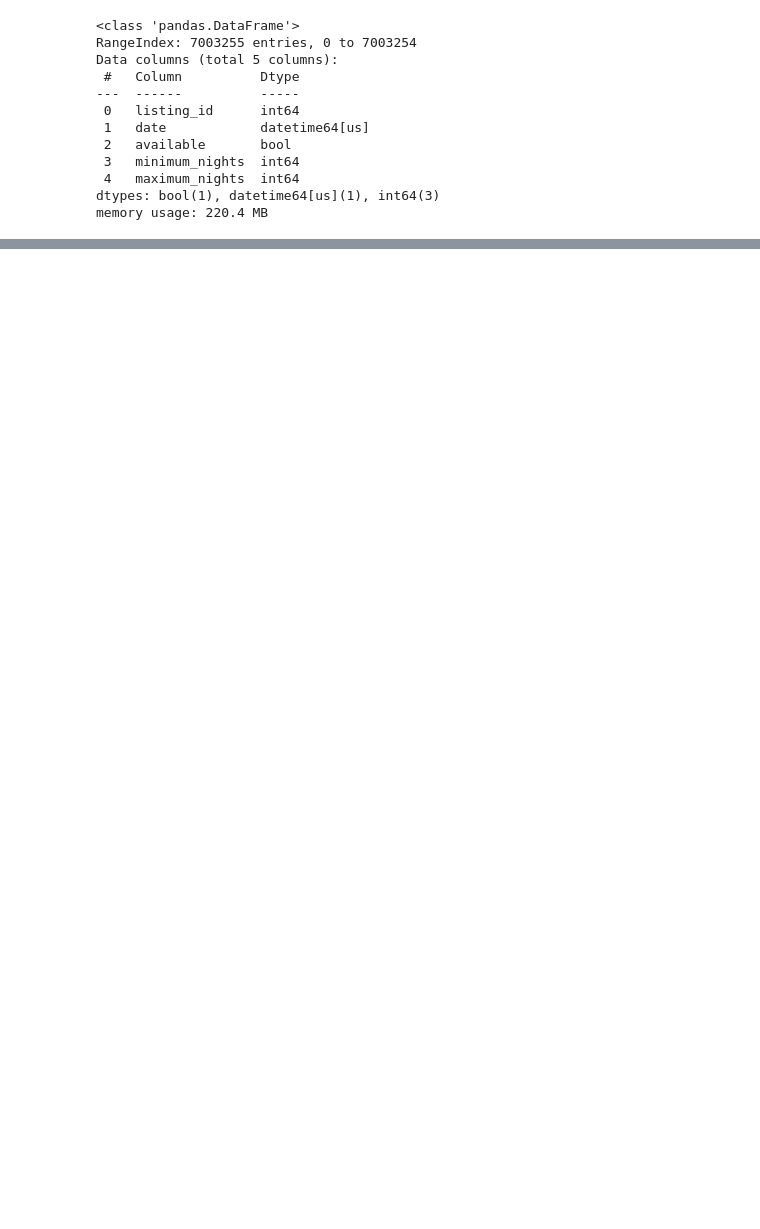
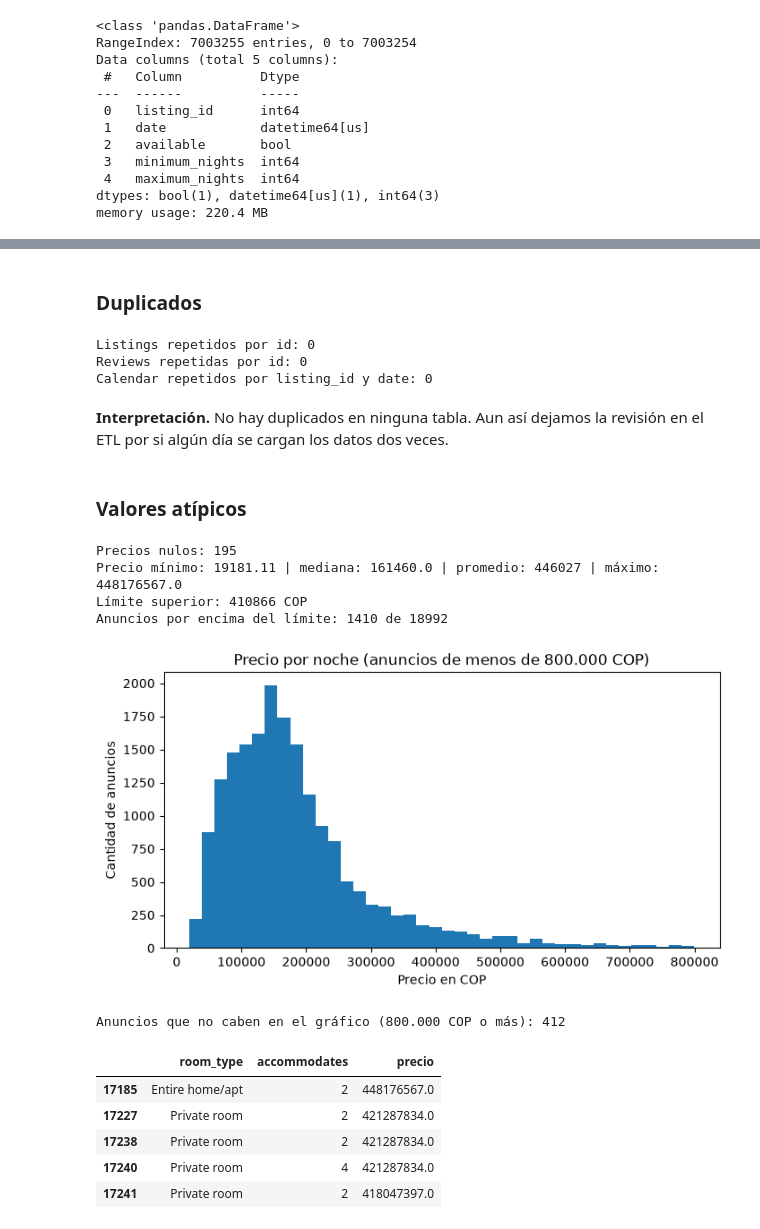
Before and after one commit to brayansr32/etl_airbnb, a Jupyter notebook: notebooks/exploracion_airbnb.ipynb, the cells around one changed output, grey strips where cells are left out. Cells and saved outputs as stored; diff of their text form; code cells hidden in the pictures; blank space fills up the shorter version.

```diff
--- a/notebooks/exploracion_airbnb.ipynb
+++ b/notebooks/exploracion_airbnb.ipynb
@@ -822,0 +224,55 @@ colecciones. Los problemas se concentran en **el precio** (formato de texto, nul
+# %% [markdown]
+### Duplicados
+# %%
+print("Listings repetidos por id:", df_listings["id"].duplicated().sum())
+print("Reviews repetidas por id:", df_reviews["id"].duplicated().sum())
+print("Calendar repetidos por listing_id y date:", df_calendar.duplicated(subset=["listing_id", "date"]).sum())
+# %% [output]
+Listings repetidos por id: 0
+Reviews repetidas por id: 0
+Calendar repetidos por listing_id y date: 0
+# %% [markdown]
+**Interpretación.** No hay duplicados en ninguna tabla. Aun así dejamos la revisión en el ETL por si algún día se
+cargan los datos dos veces.
+# %% [markdown]
+### Valores atípicos
+# %%
+# el precio viene como texto, por ejemplo "$284,294.01", lo pasamos a número
+df_listings["precio"] = pd.to_numeric(df_listings["price"].str.replace("$", "").str.replace(",", ""), errors="coerce")
+precio = df_listings["precio"].dropna()
+
+print("Precios nulos:", df_listings["precio"].isnull().sum())
+print("Precio mínimo:", precio.min(), "| mediana:", precio.median(), "| promedio:", round(precio.mean()),
+      "| máximo:", precio.max())
+
+# regla del rango intercuartílico (IQR)
+q1 = precio.quantile(0.25)
+q3 = precio.quantile(0.75)
+limite_superior = q3 + 1.5 * (q3 - q1)
+atipicos = precio[precio > limite_superior]
+print("Límite superior:", round(limite_superior), "COP")
+print("Anuncios por encima del límite:", len(atipicos), "de", len(precio))
+# %% [output]
+Precios nulos: 195
+Precio mínimo: 19181.11 | mediana: 161460.0 | promedio: 446027 | máximo: 448176567.0
+Límite superior: 410866 COP
+Anuncios por encima del límite: 1410 de 18992
+# %%
+plt.figure(figsize=(8, 4))
+plt.hist(precio[precio < 800000], bins=40)
+plt.title("Precio por noche (anuncios de menos de 800.000 COP)")
+plt.xlabel("Precio en COP")
+plt.ylabel("Cantidad de anuncios")
+plt.show()
+
+print("Anuncios que no caben en el gráfico (800.000 COP o más):", (precio >= 800000).sum())
+df_listings.nlargest(5, "precio")[["room_type", "accommodates", "precio"]]
+# %% [output]
+[figure, added]
+Anuncios que no caben en el gráfico (800.000 COP o más): 412
+|  | room_type | accommodates | precio |
+| 17185 | Entire home/apt | 2 | 448176567.0 |
+| 17227 | Private room | 2 | 421287834.0 |
+| 17238 | Private room | 2 | 421287834.0 |
+| 17240 | Private room | 4 | 421287834.0 |
+| 17241 | Private room | 2 | 418047397.0 |
```
Also changed, not shown: parts of 109 cells of this notebook, 7 other files.
